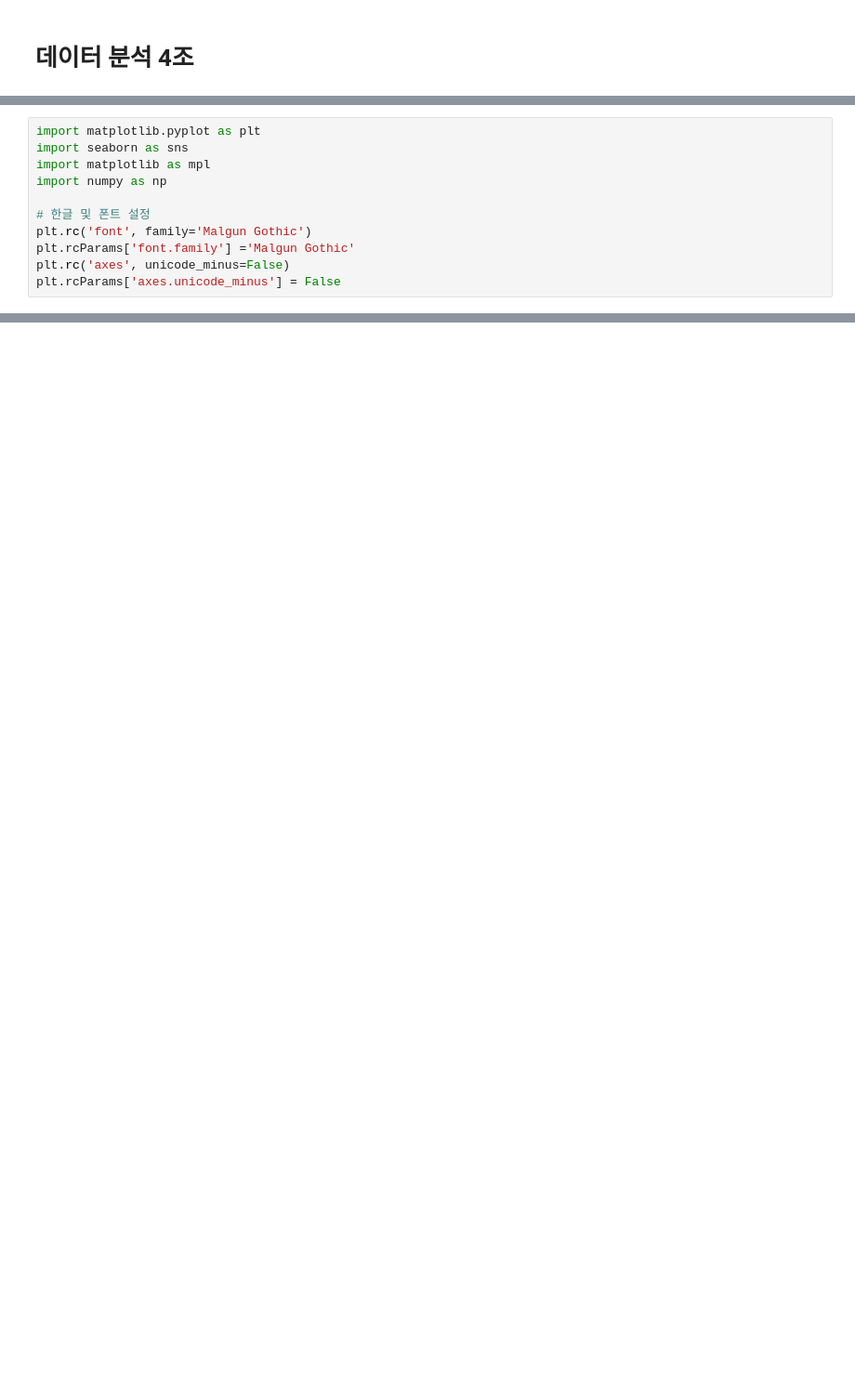
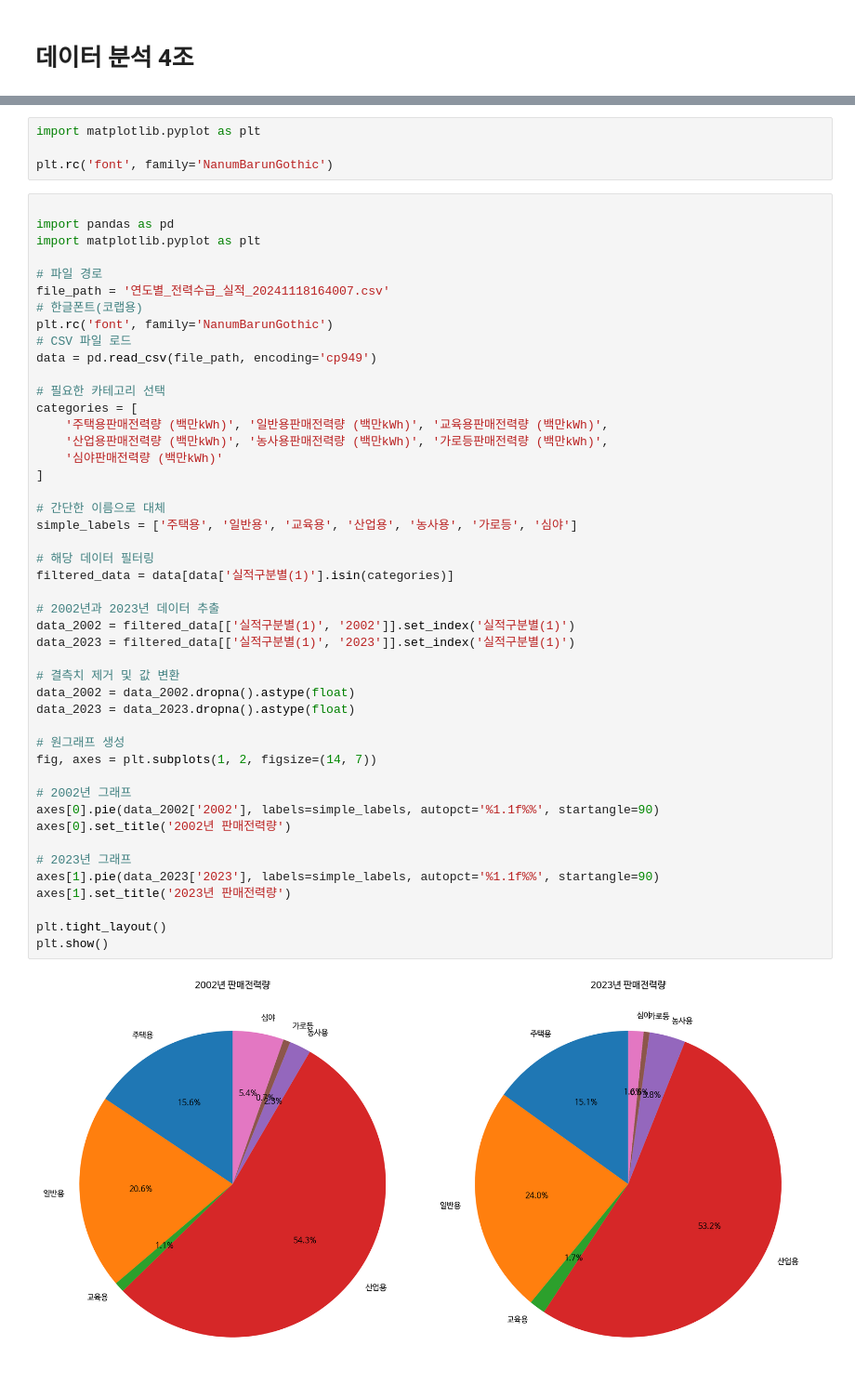
Before and after one commit to uro12/DA-4, a Jupyter notebook: 04조_분석조.ipynb, the cells around one changed output, grey strips where cells are left out. Shown: that part at 93% size. Drawn from its saved outputs; the diff is of its cells as text; blank space fills up the shorter version.

Commit message:
원그래프 추가(vscode가 오류나서 코랩으로 작업했습니다.)

```diff
--- a/04조_분석조.ipynb
+++ b/04조_분석조.ipynb
@@ -27,11 +4,0 @@
-# %%
-import matplotlib.pyplot as plt
-import seaborn as sns
-import matplotlib as mpl
-import numpy as np
-
-# 한글 및 폰트 설정
-plt.rc('font', family='Malgun Gothic')
-plt.rcParams['font.family'] ='Malgun Gothic'
-plt.rc('axes', unicode_minus=False)
-plt.rcParams['axes.unicode_minus'] = False
@@ -565,0 +27,52 @@ Subplot 함수를 사용해서 위의 여러 그래프를 한눈에 표시
+# %%
+import matplotlib.pyplot as plt
+
+plt.rc('font', family='NanumBarunGothic')
+# %%
+
+import pandas as pd
+import matplotlib.pyplot as plt
+
+# 파일 경로
+file_path = '연도별_전력수급_실적_20241118164007.csv'
+# 한글폰트(코랩용)
+plt.rc('font', family='NanumBarunGothic')
+# CSV 파일 로드
+data = pd.read_csv(file_path, encoding='cp949')
+
+# 필요한 카테고리 선택
+categories = [
+    '주택용판매전력량 (백만kWh)', '일반용판매전력량 (백만kWh)', '교육용판매전력량 (백만kWh)',
+    '산업용판매전력량 (백만kWh)', '농사용판매전력량 (백만kWh)', '가로등판매전력량 (백만kWh)',
+    '심야판매전력량 (백만kWh)'
+]
+
+# 간단한 이름으로 대체
+simple_labels = ['주택용', '일반용', '교육용', '산업용', '농사용', '가로등', '심야']
+
+# 해당 데이터 필터링
+filtered_data = data[data['실적구분별(1)'].isin(categories)]
+
+# 2002년과 2023년 데이터 추출
+data_2002 = filtered_data[['실적구분별(1)', '2002']].set_index('실적구분별(1)')
+data_2023 = filtered_data[['실적구분별(1)', '2023']].set_index('실적구분별(1)')
+
+# 결측치 제거 및 값 변환
+data_2002 = data_2002.dropna().astype(float)
+data_2023 = data_2023.dropna().astype(float)
+
+# 원그래프 생성
+fig, axes = plt.subplots(1, 2, figsize=(14, 7))
+
+# 2002년 그래프
+axes[0].pie(data_2002['2002'], labels=simple_labels, autopct='%1.1f%%', startangle=90)
+axes[0].set_title('2002년 판매전력량')
+
+# 2023년 그래프
+axes[1].pie(data_2023['2023'], labels=simple_labels, autopct='%1.1f%%', startangle=90)
+axes[1].set_title('2023년 판매전력량')
+
+plt.tight_layout()
+plt.show()
+# %% [output]
+[figure, added]
```
Also changed, not shown: parts of 33 cells of this notebook.
